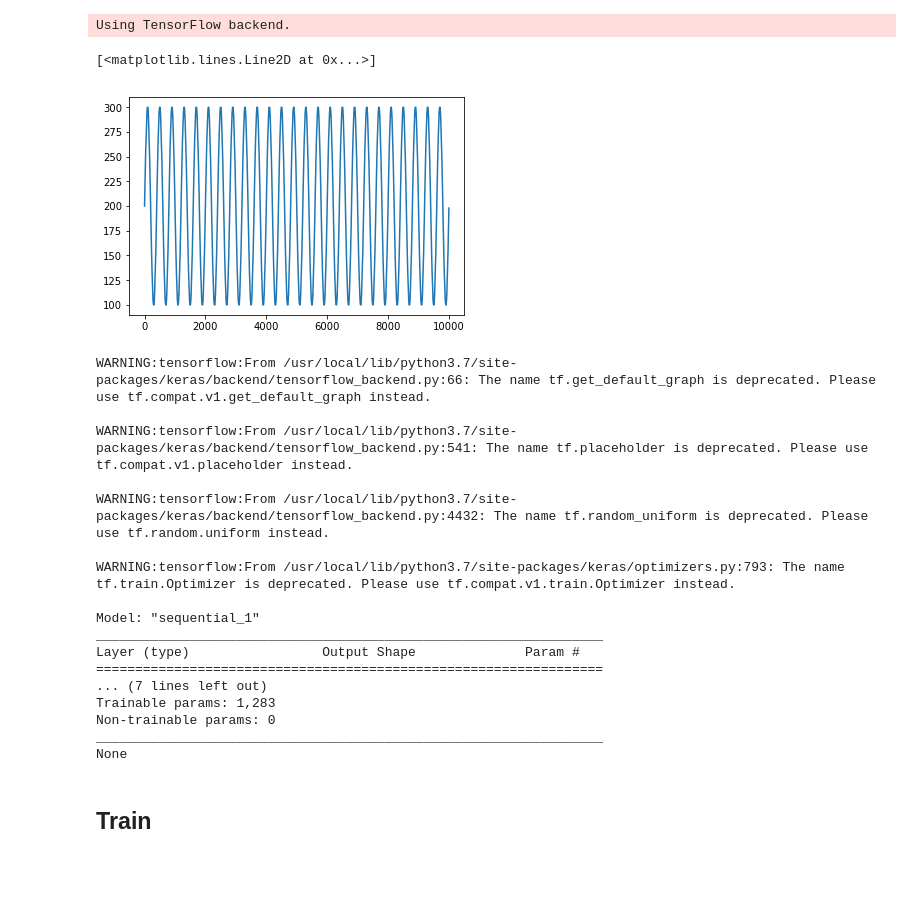
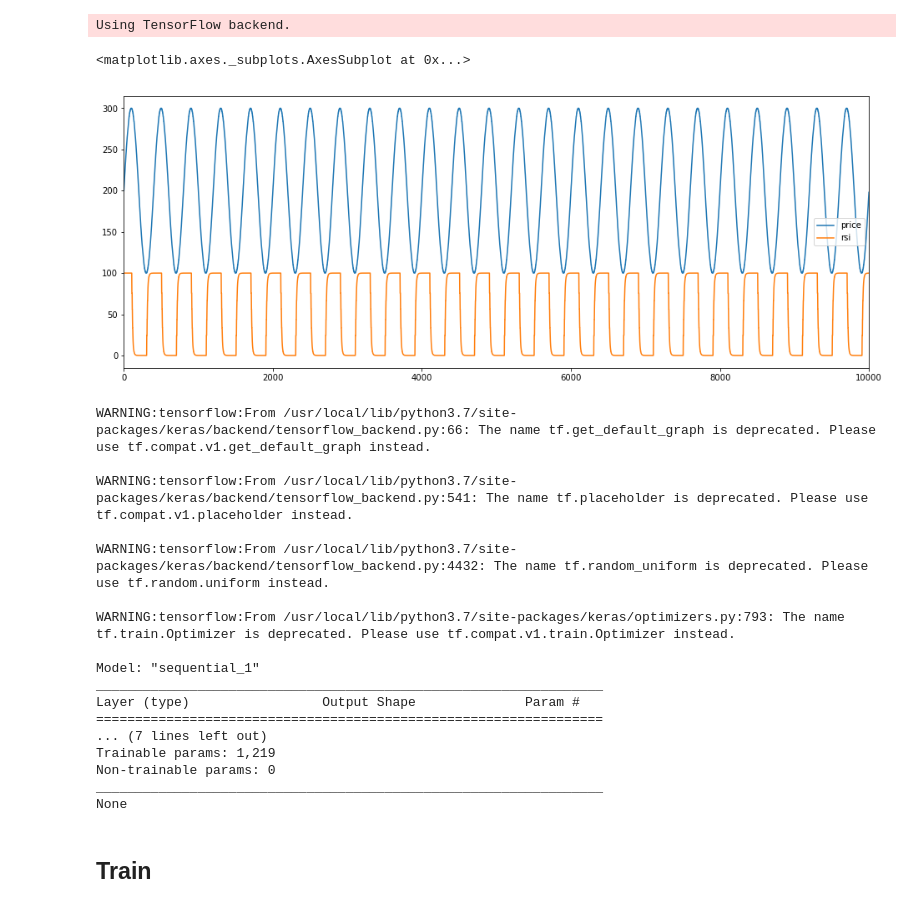
Before and after one commit to FutureSharks/ml-finance, a Jupyter notebook: examples/1-deep-q-learning-simulated/deep-q-learning-agent-simulated-prices.ipynb, the cells around one changed output. Drawn from its saved outputs; the diff is of its cells as text; code cells hidden in the pictures; blank space fills up the shorter version.

Commit message:
Rewrite environment for example 1

```diff
--- a/examples/1-deep-q-learning-simulated/deep-q-learning-agent-simulated-prices.ipynb
+++ b/examples/1-deep-q-learning-simulated/deep-q-learning-agent-simulated-prices.ipynb
@@ -20,12 +19,14 @@ Fs = 2000
 f = 5
 x = np.arange(10000)
 data = np.sin(2 * np.pi * f * x / Fs)
-data = data.reshape(1,10000) + 2
 data = np.around(data * 100)
-train_data = data[:, :6666]
-test_data = data[:, 3334:]
-# %%
-plt.plot(data.tolist()[0])
-# %% [output]
-[<matplotlib.lines.Line2D at 0x...>]
-[figure, removed]
+# %%
+price_data = pd.DataFrame(data, columns=['price'])
+price_data['price'] = price_data['price'] + 200
+# Add column for Relative strength index
+price_data['rsi'] = rsi(price_data['price'])
+# %%
+price_data.plot(figsize=(16,6))
+# %% [output]
+<matplotlib.axes._subplots.AxesSubplot at 0x...>
+[figure, added]
@@ -34,7 +38,7 @@ episode=2000
 batch_size=2
 initial_invest=20000
 # %%
-env = TradingEnv(train_data, initial_invest)
+env = SimpleTradingEnvironment(train_data)
 state_size = env.observation_space.shape
 action_size = env.action_space.n
 agent = DQNAgent(state_size, action_size)
@@ -54,7 +58,7 @@ _________________________________________________________________
 Layer (type)                 Output Shape              Param #
 =================================================================
 ... (7 lines left out)
-Trainable params: 1,283
+Trainable params: 1,219
 Non-trainable params: 0
 _________________________________________________________________
 None
```
Also changed, not shown: parts of 3 cells of this notebook, 3 other files.
